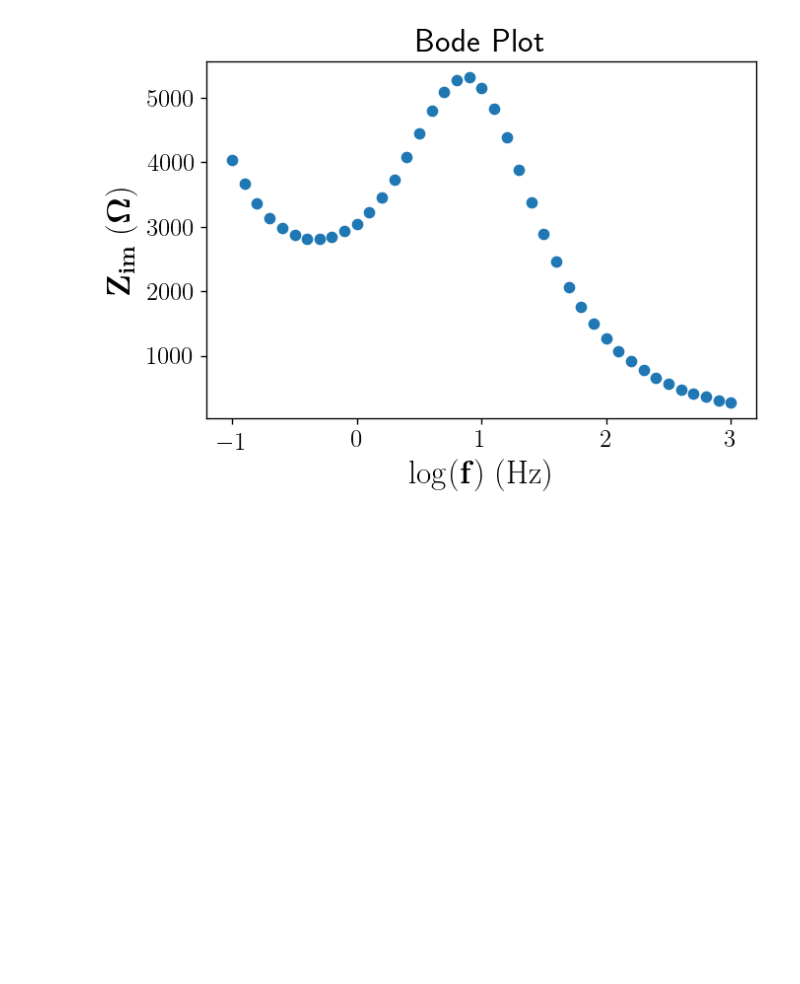
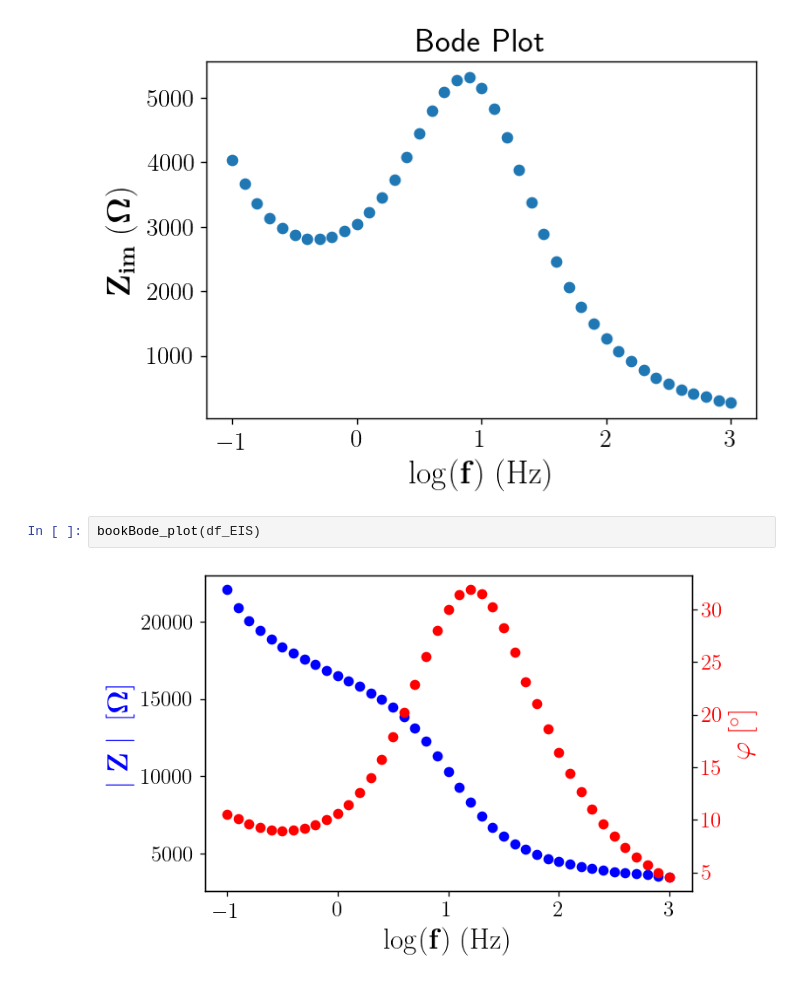
Before and after one commit to luis87krausser/PyElectrochemical, a Jupyter notebook: Resume.ipynb, the cells around one changed output. Saved outputs shown, nothing was run; the diff lists cells and outputs as text; blank space fills up the shorter version.

```diff
--- a/Resume.ipynb
+++ b/Resume.ipynb
@@ -166,3 +166,7 @@ Nyq_plot(df_EIS, g_xlim='none', g_ylim='none', savefig='none')
 Bode_plot(df_EIS)
 # %% [output]
 [figure]
+# %%
+bookBode_plot(df_EIS)
+# %% [output]
+[figure, added]
```
Also changed, not shown: 1 other file.
